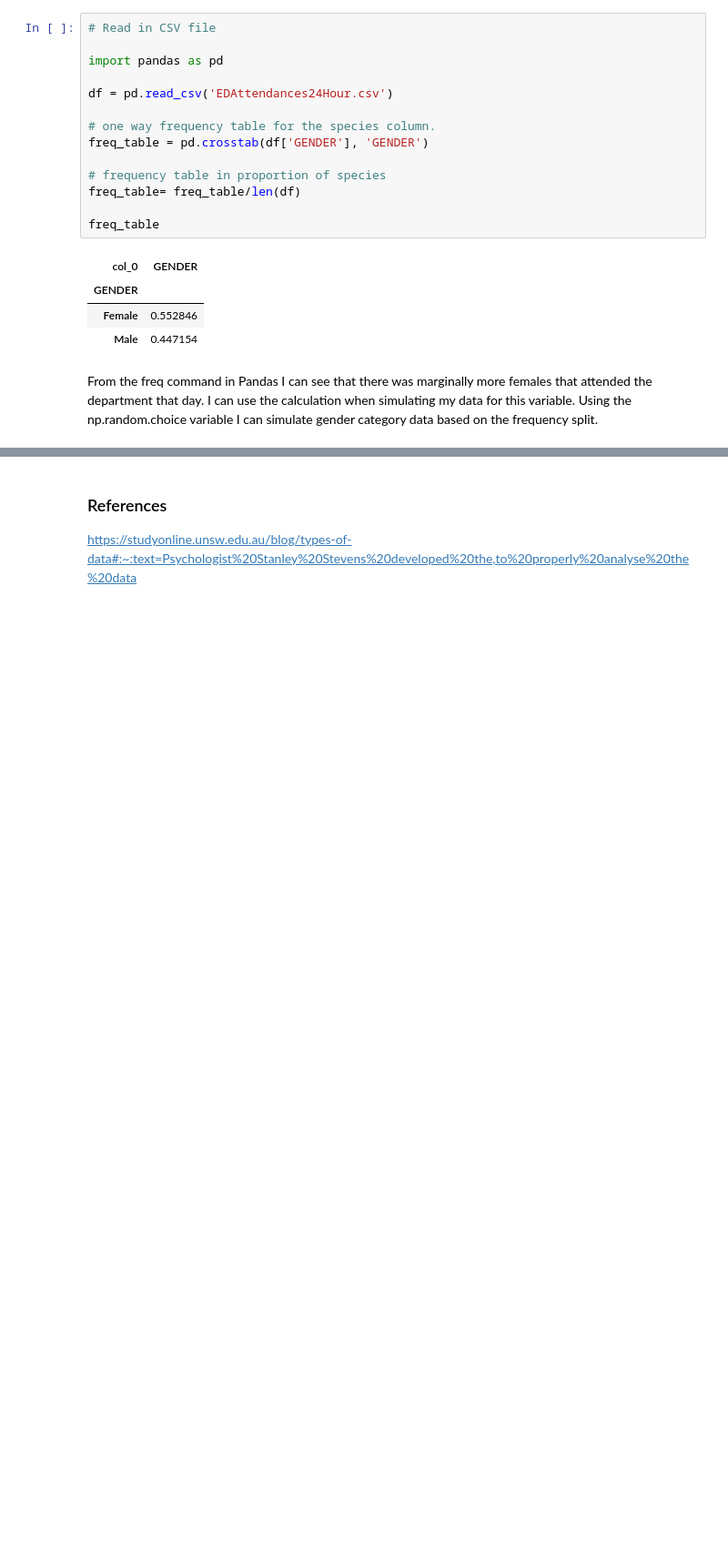
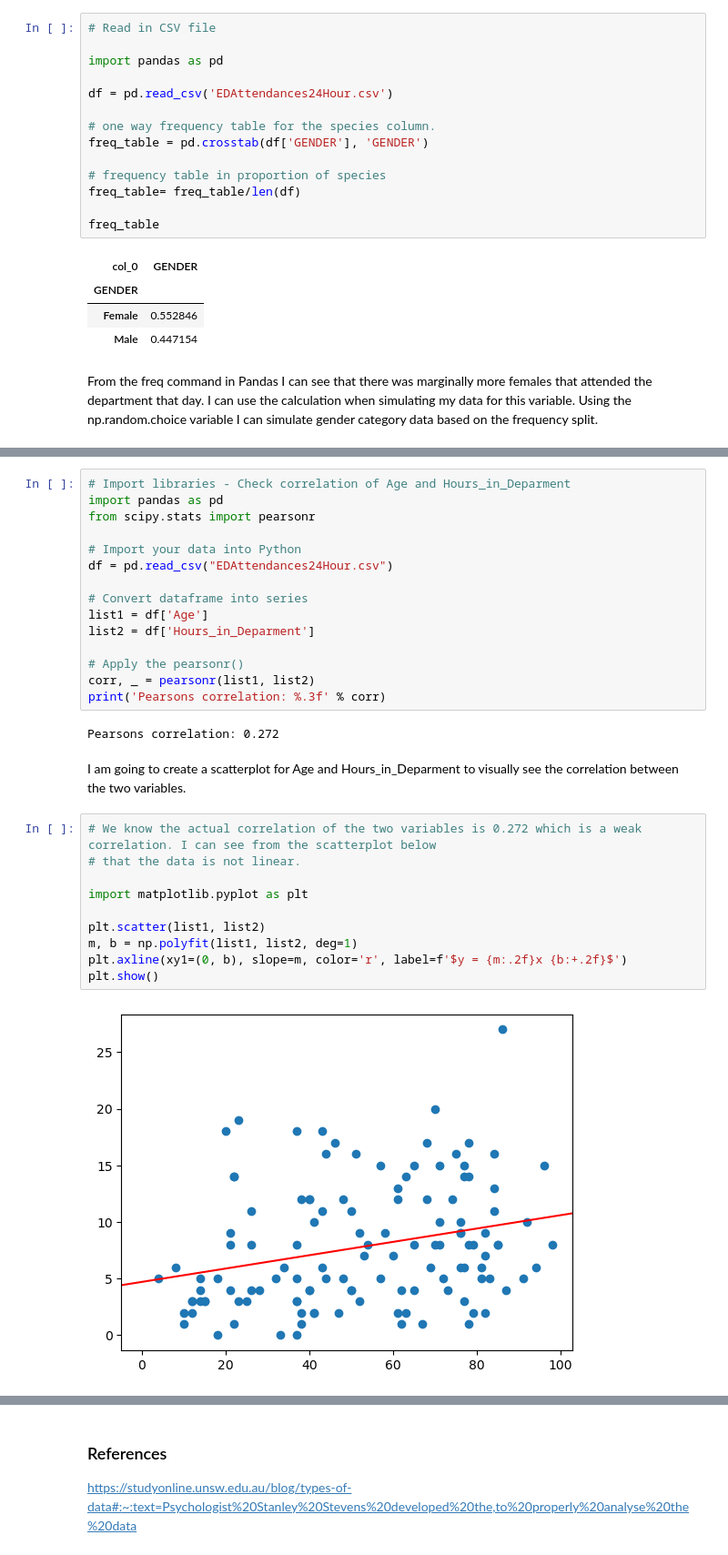
Before and after one commit to AudeAllen/PDA_Assignment, a Jupyter notebook: PDA_Assignment.ipynb, the cells around one changed output, grey strips where cells are left out. Shown at 91% size. Saved outputs shown, nothing was run; the diff lists cells and outputs as text; blank space fills up the shorter version.

Commit message:
Pearsons Correlation

```diff
--- a/PDA_Assignment.ipynb
+++ b/PDA_Assignment.ipynb
@@ -797,0 +942,31 @@ None
+# %%
+# Import libraries - Check correlation of Age and Hours_in_Deparment
+import pandas as pd
+from scipy.stats import pearsonr
+
+# Import your data into Python
+df = pd.read_csv("EDAttendances24Hour.csv")
+
+# Convert dataframe into series
+list1 = df['Age']
+list2 = df['Hours_in_Deparment']
+
+# Apply the pearsonr()
+corr, _ = pearsonr(list1, list2)
+print('Pearsons correlation: %.3f' % corr)
+# %% [output]
+Pearsons correlation: 0.272
+# %% [markdown]
+I am going to create a scatterplot for Age and Hours_in_Deparment to visually see the correlation between the two variables.
+# %%
+# We know the actual correlation of the two variables is 0.272 which is a weak correlation. I can see from the scatterplot below
+# that the data is not linear.
+
+import matplotlib.pyplot as plt
+
+plt.scatter(list1, list2)
+m, b = np.polyfit(list1, list2, deg=1)
+plt.axline(xy1=(0, b), slope=m, color='r', label=f'$y = {m:.2f}x {b:+.2f}$')
+plt.show()
+# %% [output]
+[figure, added]
```
Also changed, not shown: parts of 36 cells of this notebook, 11 other files.
